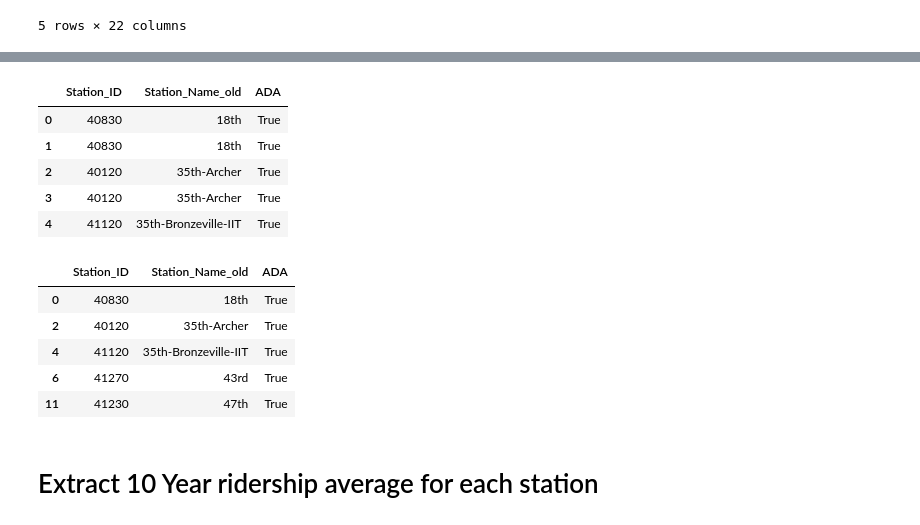
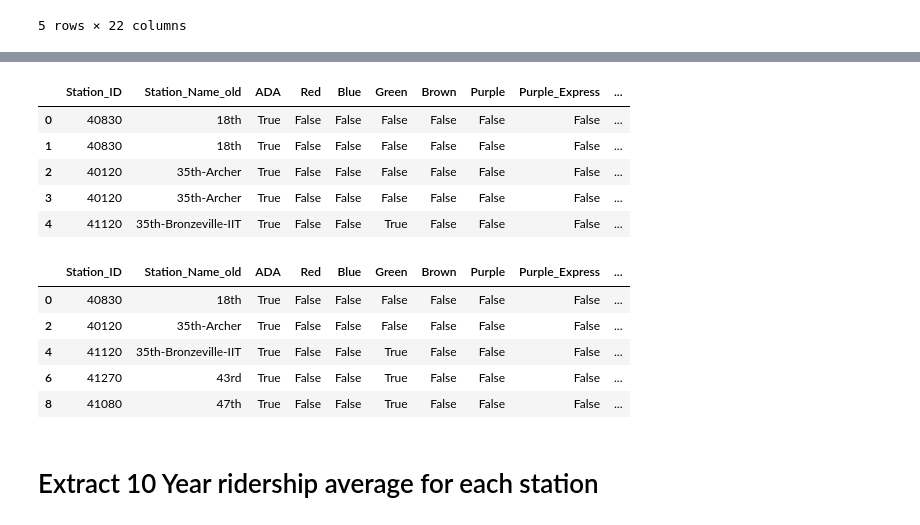
Before and after one commit to Atchub1/DataScience_Project2, a Jupyter notebook: New/Pandas/Data_2.ipynb, the cells around one changed output, grey strips where cells are left out. Cells and saved outputs as stored; diff of their text form; code cells hidden in the pictures.

```diff
--- a/New/Pandas/Data_2.ipynb
+++ b/New/Pandas/Data_2.ipynb
@@ -178,23 +198,24 @@ system_stations_rename.head()
 # %%
-system_stations_df = system_stations_rename[['Station_ID', 'Station_Name_old', 'ADA']]
+system_stations_df = system_stations_rename[['Station_ID', 'Station_Name_old', 'ADA', 'Red', 'Blue', 'Green', 'Brown',
+                                            'Purple', 'Purple_Express', 'Yellow', 'Pink', 'Orange']]
 system_stations_df.head()
 # %% [output]
-|  | Station_ID | Station_Name_old | ADA |
-| 0 | 40830 | 18th | True |
-| 1 | 40830 | 18th | True |
-| 2 | 40120 | 35th-Archer | True |
-| 3 | 40120 | 35th-Archer | True |
-| 4 | 41120 | 35th-Bronzeville-IIT | True |
+|  | Station_ID | Station_Name_old | ADA | Red | Blue | Green | Brown | Purple | Purple_Express | ... |
+| 0 | 40830 | 18th | True | False | False | False | False | False | False | ... |
+| 1 | 40830 | 18th | True | False | False | False | False | False | False | ... |
+| 2 | 40120 | 35th-Archer | True | False | False | False | False | False | False | ... |
+| 3 | 40120 | 35th-Archer | True | False | False | False | False | False | False | ... |
+| 4 | 41120 | 35th-Bronzeville-IIT | True | False | False | True | False | False | False | ... |
 # %%
 station_info_df = system_stations_df.drop_duplicates(subset=None, keep="first", inplace=False)
 station_info_df.head()
 # %% [output]
-|  | Station_ID | Station_Name_old | ADA |
-| 0 | 40830 | 18th | True |
-| 2 | 40120 | 35th-Archer | True |
-| 4 | 41120 | 35th-Bronzeville-IIT | True |
-| 6 | 41270 | 43rd | True |
-| 11 | 41230 | 47th | True |
+|  | Station_ID | Station_Name_old | ADA | Red | Blue | Green | Brown | Purple | Purple_Express | ... |
+| 0 | 40830 | 18th | True | False | False | False | False | False | False | ... |
+| 2 | 40120 | 35th-Archer | True | False | False | False | False | False | False | ... |
+| 4 | 41120 | 35th-Bronzeville-IIT | True | False | False | True | False | False | False | ... |
+| 6 | 41270 | 43rd | True | False | False | True | False | False | False | ... |
+| 8 | 41080 | 47th | True | False | False | True | False | False | False | ... |
 # %% [markdown]
 # Extract 10 Year ridership average for each station
 # %%
```
Also changed, not shown: parts of 29 cells of this notebook, 5 other files.
